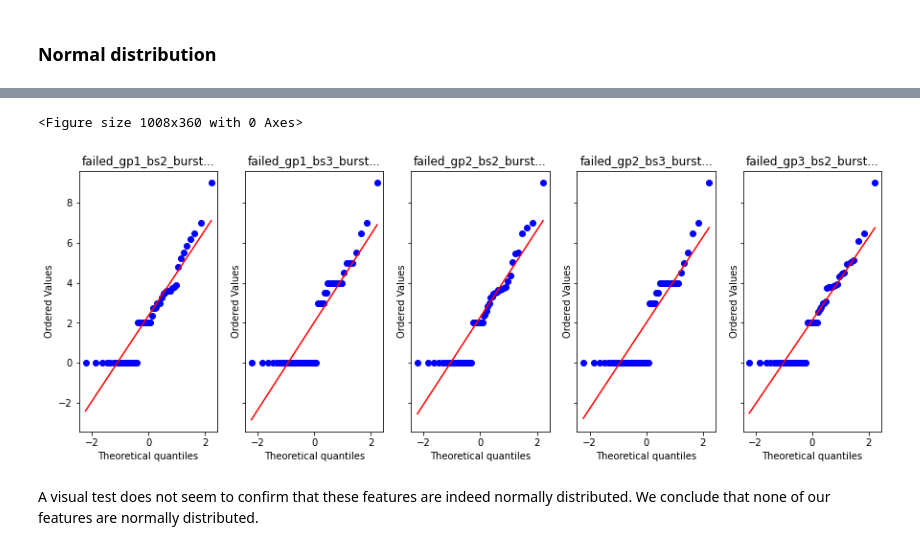
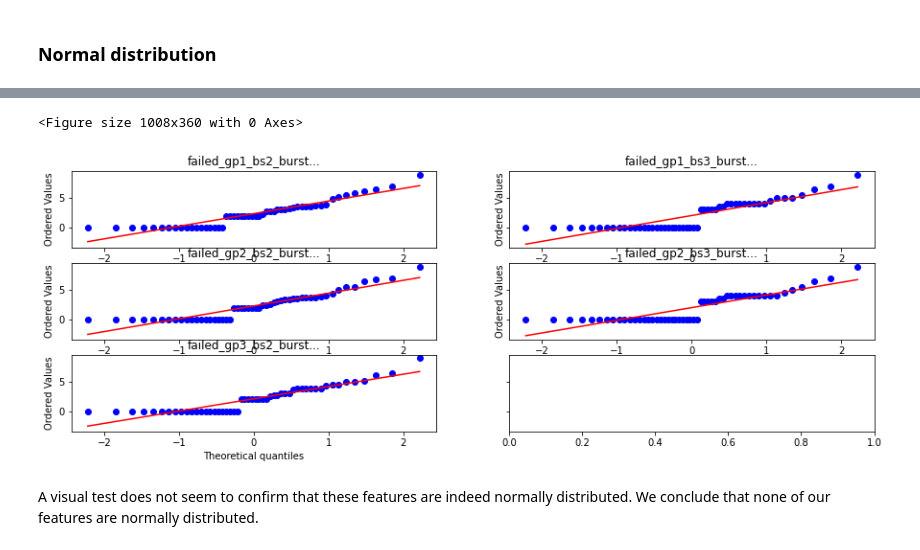
Before and after one commit to IncioMan/Continuous-Integration-metrics-for-post-release-bugs-prediction, a Jupyter notebook: notebooks/analysis/Machine_learning.ipynb, the cells around one changed output, grey strips where cells are left out. Drawn from its saved outputs; the diff is of its cells as text; code cells hidden in the pictures.

```diff
--- a/notebooks/analysis/Machine_learning.ipynb
+++ b/notebooks/analysis/Machine_learning.ipynb
@@ -79,3 +107,5 @@ for method in methods:
+# %%
+mask_to_use = all_mask
 # %% [markdown]
 **Extracting the dependent variables**
 # %%
@@ -85,18 +115,20 @@ methods_dep_var = {}
 for method in methods:
     methods_dep_var[method] = methods_df[method]\
     [dep_var_cols]
+    methods_dep_var[method] = methods_dep_var[method][mask_to_use]
 # %% [markdown]
 **Extracting the independent variables**
 # %%
 extra_info_cols = ['version_name','from_author_date', 'to_author_date', 'ahead_by', 'behind_by',
        'from_sha', 'to_sha', 'ahead_behind_sum', 'diff_author_dates',
        'diff_author_days', 'from_commit_date','to_commit_date', 'diff_commit_dates', 'diff_commit_days', 'to_tag',
-       'from_tag']
+       'from_tag', "java_build_tool"]
 # %%
 pre_release_bugs_columns = ["pre_release_bugs"]
 # %%
 methods_indep_var = {}
 for method in methods:
     methods_indep_var[method] = methods_df[method].drop(columns=extra_info_cols + pre_release_bugs_columns + dep_var_cols)
+    methods_indep_var[method] = methods_indep_var[method][mask_to_use]
     print(method, methods_indep_var[method].shape)
 # %% [output]
@@ -339,19 +388,20 @@ for method in methods:
 # %%
 plt.figure()
 for method in methods:
     df = methods_indep_var[method]
     normal_features = method_normal_distributed_features[method]
     if(len(normal_features) < 1):
         continue
-    fig, axes = plt.subplots(nrows=1, ncols=len(normal_features), sharey=True, figsize=(15.0, 5.0))
+    fig, axes = plt.subplots(nrows=3, ncols=int(len(normal_features)/3)+1, sharey=True, figsize=(15.0, 5.0))
+    axes = axes.flatten()
     for i, feat in enumerate(normal_features):
         scipy.stats.probplot(df[feat], dist="norm", plot=axes[i])
         axes[i].set_title(feat[:20]+"...")
 plt.savefig(f"{figure_folder}/dataset_preprocessing/qq-plot.png", transparent=True, bbox_inches='tight', pad_inches=0.2)
 plt.show()
 # %% [output]
 <Figure size 1008x360 with 0 Axes>
-[figure, old version]
+[figure, new version]
 # %% [markdown]
 A visual test does not seem to confirm that these features are indeed normally distributed. We conclude that none of our features are normally distributed.
 # %% [markdown]
```
Also changed, not shown: parts of 101 cells of this notebook, 1 other file.
